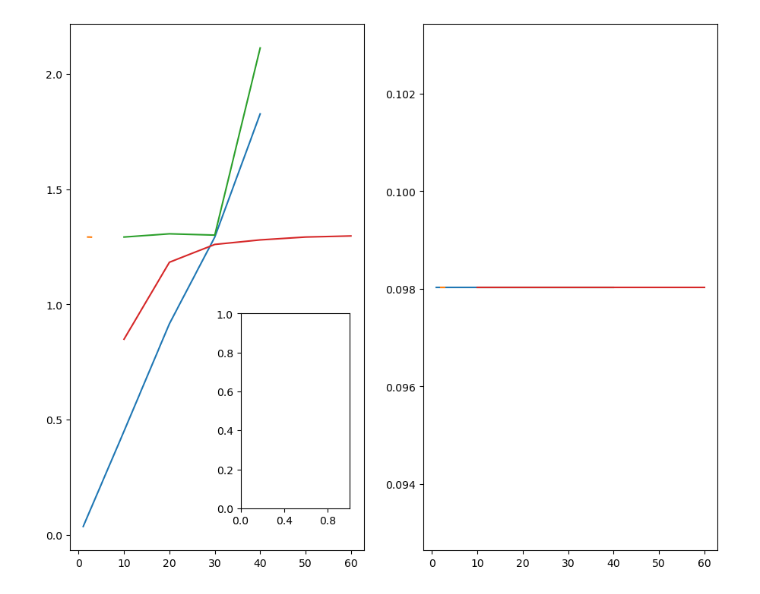
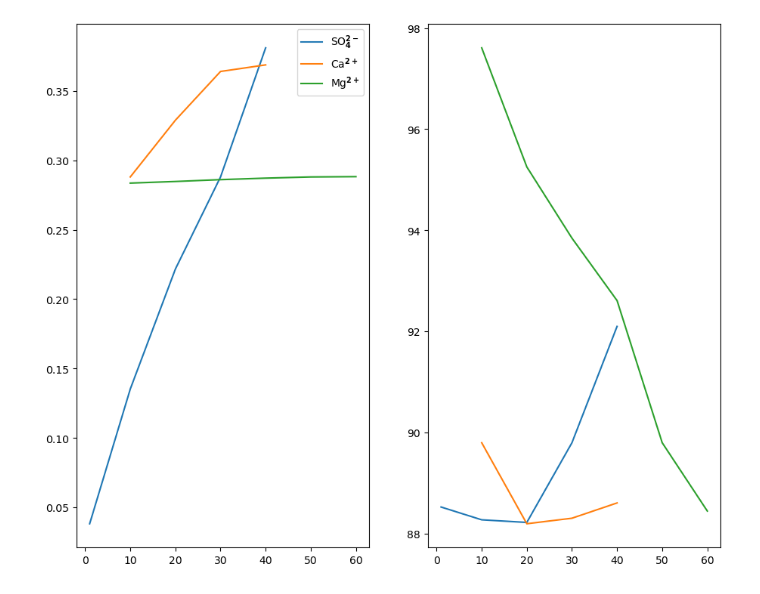
Before and after one commit to a-fotherby/hydrothermal_alteration, a Jupyter notebook: paper_figures/figure_5.ipynb, the cells around one changed output. Drawn from its saved outputs; the diff is of its cells as text; code cells hidden in the pictures.

```diff
--- a/paper_figures/figure_5.ipynb
+++ b/paper_figures/figure_5.ipynb
@@ -22,13 +24,19 @@ plot_vars = ['Anhydrite'] * 4
 # Plot options
 fontsize = 16
 # %%
-def plot_flux(ax, concentrations, data, range_sets, legend_entries, crunchtope=False):
+def plot_flux(ax, concentrations, data, plot_var,range_sets, legend_entries, crunchtope=False):
     if crunchtope:
         dims = ['X', 'Y', 'Z']
     else:
         dims = ['x', 'y', 'z']
     for conc_range, range_set, legend_entry in zip(concentrations, range_sets, legend_entries):
         # Processing data
-        extracted_data = data.sel(time=time).isel(file_num=slice(range_set[0], range_set[1] + 1)).sum(dim=dims)
-        ax.plot(conc_range, extracted_data, label=legend_entry)
+        condition = data['Temperature'] > 0
+        extracted_data = data[plot_var].where(condition).sel(time=time).isel(file_number=slice(range_set[0], range_set[1] + 1)).sum(dim=dims)
+        # Scale up by volume
+        volume = extracted_data.to_numpy() * 46.9 * 46.9 * 100 # m^3
+        moles = volume_to_moles(volume, molar_volume)
+        flux = moles / time * 65000e3 / 100 / 1e12 # tmol/yr
+
+        ax.plot(conc_range, flux, label=legend_entry)
 # %%
@@ -67,3 +61,5 @@ print(moles / time *65000e3 /100 /1e12)
+# %%
+pf_data.loc[{"file_number": 13}] = pf_data.loc[{"file_number": 4}]
 # %%
 import matplotlib as mpl
 from matplotlib import pyplot as plt
@@ -80,6 +76,11 @@ scale_factors = (1,1,1,1)
 range_sets = [(10,14), (15,19), (6,9), (0,5)]
 concentrations = [[1 ,10, 20, 30, 40], # SO4
           [2.0, 2.2, 2.4, 2.6, 2.8], # HCO3
+          [10, 20, 30, 40], # Ca
+          [10, 20, 30, 40, 50, 60]] # Mg
+leg_entries = ['SO$\mathbf{_4^{2-}}$', 'Ca$\mathbf{^{2+}}$', 'Mg$\mathbf{^{2+}}$']
+range_sets = [(10,14), (6,9), (0,5)]
+concentrations = [[1 ,10, 20, 30, 40], # SO4
           [10, 20, 30, 40], # Ca
           [10, 20, 30, 40, 50, 60]] # Mg
 
@@ -110,10 +111,10 @@ scaling = 'global'
 # MUST REMOVE, add some dummy data for PF
 file_num_values = range(0,29)  # Example values for the new dimension
 # Use expand_dims to add the new dimension
-pf_data = pf_data.expand_dims({"file_num": file_num_values})
 
-plot_flux(ax[0], concentrations, ct_data['volume']['Anhydrite'], range_sets, leg_entries, crunchtope=True)
-plot_flux(ax[1], concentrations, pf_data['Anhydrite_VF'], range_sets, leg_entries)
+#plot_flux(ax[0], concentrations, ct_data['volume']['Anhydrite'], range_sets, leg_entries, crunchtope=True)
+plot_flux(ax[0], concentrations, pf_data, 'Anhydrite_VF', range_sets, leg_entries)
+plot_flux(ax[1], concentrations, pf_data, 'zeolites_VF', range_sets, leg_entries)
 
 #    iterables = zip(np.arange(len(plot_vars)), plot_vars, legend_titles, scale_factors, range_sets, labels, leg_entries, colours)
 #    # Axis level loop
@@ -143,31 +144,32 @@ plot_flux(ax[1], concentrations, pf_data['Anhydrite_VF'], range_sets, leg_entrie
 #            x.pop(q)
 #
 #        if j == 1:
 #            if scaling == 'global':
 #                axins1.plot(x, s_moles_to_flux(y), label=f'{leg_entry}', linestyle=ls, c=col, linewidth=7)
 #            else:
 #                axins1.plot(x, y, label=f'{leg_entry}', linestyle=ls, c=col, linewidth=7)
 #            axis.plot(np.NaN, np.NaN, label=f'{leg_entry}', c=col, ls = ls, linewidth=7)
 #        else:
 #            if scaling == 'global':
 #                axis.plot(x, s_moles_to_flux(y), label= f'{leg_entry}', linestyle=ls, c=col, linewidth=7)
 #            else:
 #                axis.plot(x, y, label= f'{leg_entry}', linestyle=ls, c=col, linewidth=7)
 #        # Axis decorations
 #        axis.legend(title='Seawater component', title_fontproperties=legend_props, prop=legend_props, fontsize=12, framealpha=0, loc=2)
 #        fig.tight_layout()
 #        fig.savefig(f'output/{j}_{temperature}.png', dpi=300)
 #
 #
 #styles = ['-', '--']
 #ax2 = axis.twinx()
 #for sty, temp in zip(styles, temperatures):
 #    ax2.plot(np.NaN, np.NaN, ls=sty,
 #             label=temp, c='black')
 #ax2.get_yaxis().set_visible(False)
 #ax2.legend(title='Temperature / °C', prop=font_props, title_fontproperties=font_props, framealpha=0, loc=1)
 
+ax[0].legend()
 fig.show()
 fig.savefig('output/anhydrite_v_cations.png', dpi=300, transparent=True)
 # %% [output]
-[figure, old version]
+[figure, new version]
```
Also changed, not shown: parts of 4 cells of this notebook, 8 other files.
